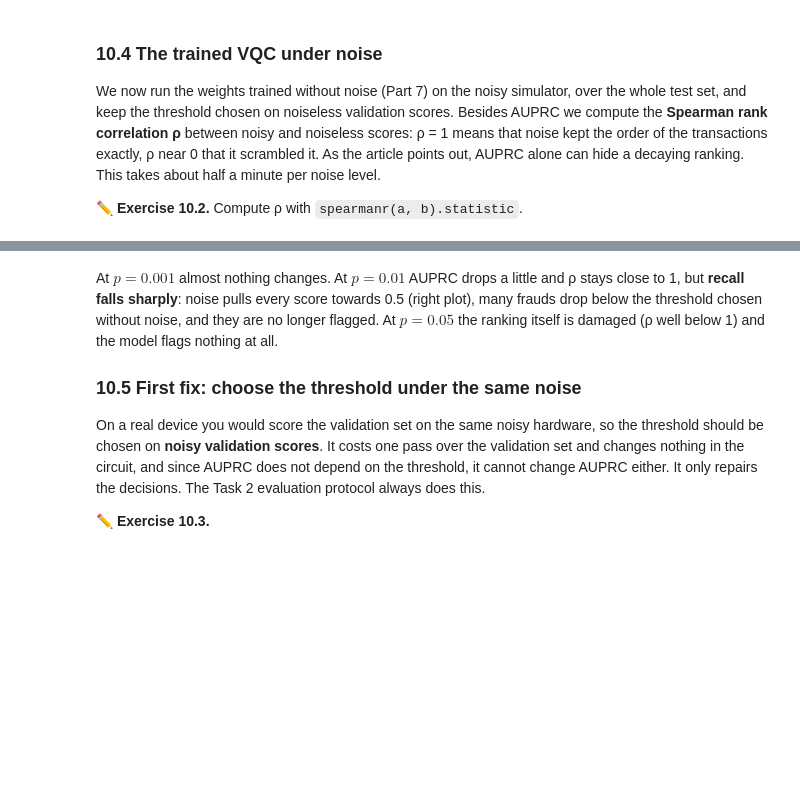
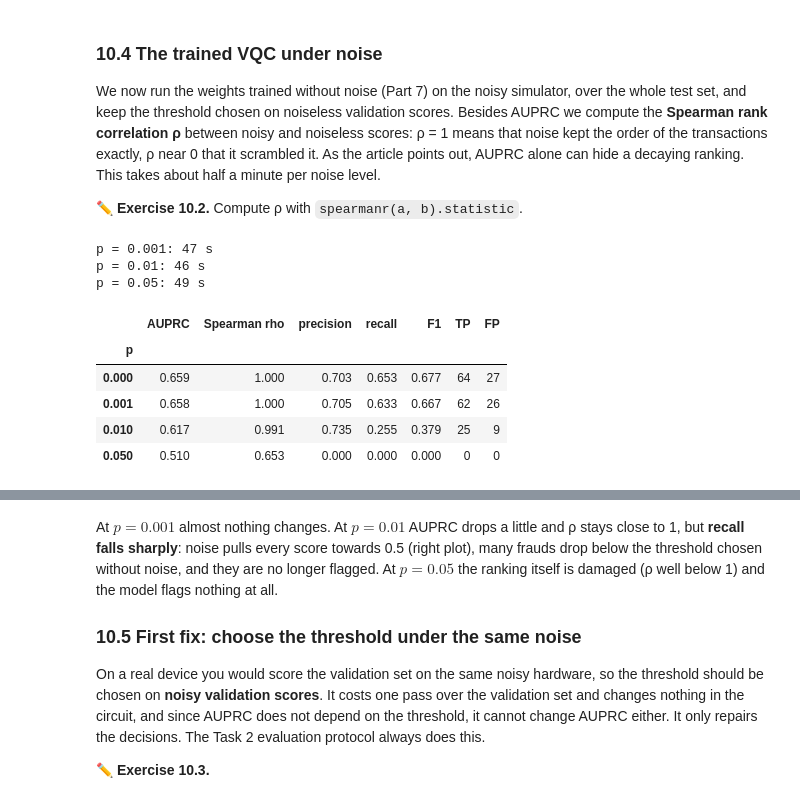
Before and after one commit to TagaAndrei/Quantum-AIM, a Jupyter notebook: task1_guided_vqc_fraud_detection.ipynb, the cells around one changed output, grey strips where cells are left out. Cells and saved outputs as stored; diff of their text form; code cells hidden in the pictures; blank space fills up the shorter version.

```diff
--- a/task1_guided_vqc_fraud_detection.ipynb
+++ b/task1_guided_vqc_fraud_detection.ipynb
@@ -1270,8 +1279,8 @@ mixed1 = qml.device("default.mixed", wires=1)
 
 @qml.qnode(mixed1)
 def noisy_ry(theta, p):
-    FILL_IN   # the RY rotation by theta on wire 0
-    FILL_IN   # a depolarizing channel with probability p on wire 0
+    qml.RY(theta, wires=0)
+    qml.DepolarizingChannel(p, wires=0)
     return qml.expval(qml.PauliZ(0))
 # %%
 # ✅ Check 10.1
@@ -1358,14 +1386,24 @@ We now run the weights trained without noise (Part 7) on the noisy simulator, ov
 # %%
 noisy_test = {}
 noise_rows = [{"p": 0.0, **evaluate(y_test, vqc_test_scores, vqc_threshold), "Spearman rho": 1.0}]
 for p in NOISE_LEVELS:
     start = time.time()
     noisy_test[p] = noisy_predict(Z_test, weights, p)
-    rho = FILL_IN   # Spearman rank correlation between vqc_test_scores and noisy_test[p]
+    rho = spearmanr(vqc_test_scores, noisy_test[p]).statistic    # Spearman rank correlation between vqc_test_scores and noisy_test[p]
     noise_rows.append({"p": p, **evaluate(y_test, noisy_test[p], vqc_threshold), "Spearman rho": rho})
     print(f"p = {p}: {time.time() - start:.0f} s")
 noise_results = pd.DataFrame(noise_rows).set_index("p")
 noise_results[["AUPRC", "Spearman rho", "precision", "recall", "F1", "TP", "FP"]].round(3)
+# %% [output]
+p = 0.001: 47 s
+p = 0.01: 46 s
+p = 0.05: 49 s
+|  | AUPRC | Spearman rho | precision | recall | F1 | TP | FP |
+| p |  |  |  |  |  |  |  |
+| 0.000 | 0.659 | 1.000 | 0.703 | 0.653 | 0.677 | 64 | 27 |
+| 0.001 | 0.658 | 1.000 | 0.705 | 0.633 | 0.667 | 62 | 26 |
+| 0.010 | 0.617 | 0.991 | 0.735 | 0.255 | 0.379 | 25 | 9 |
+| 0.050 | 0.510 | 0.653 | 0.000 | 0.000 | 0.000 | 0 | 0 |
 # %%
 # ✅ Check 10.2
 p_max = NOISE_LEVELS[-1]
```
Also changed, not shown: parts of 12 cells of this notebook.
